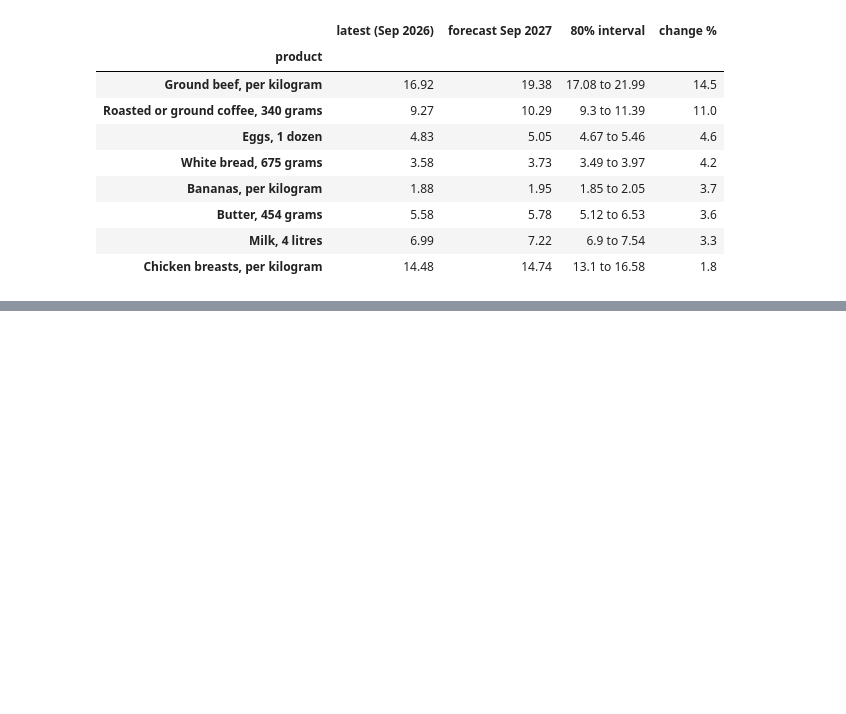
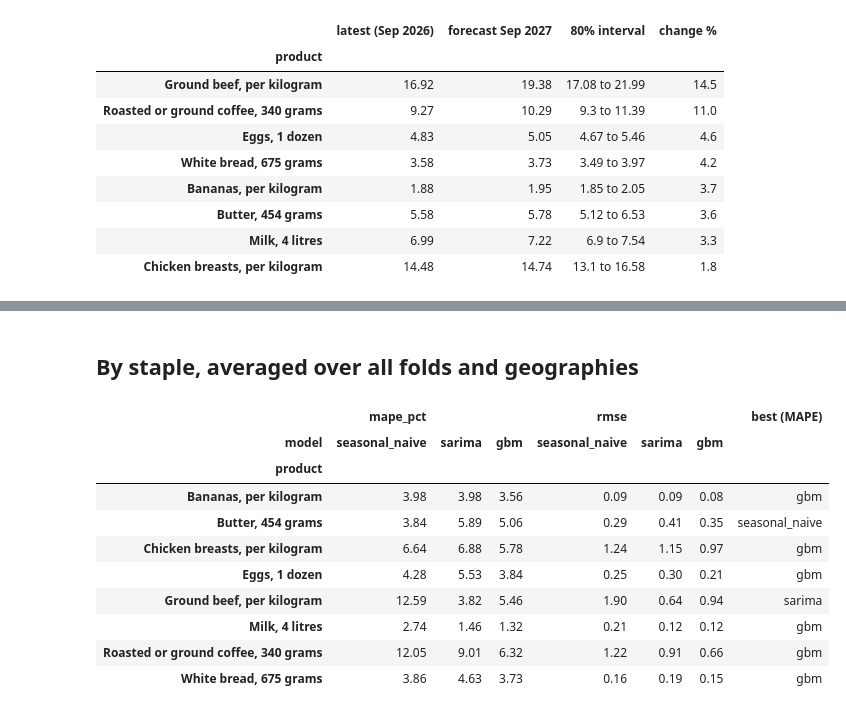
Before and after one commit to therealstephj/Canadian-Grocery-Price-Intelligence, a Jupyter notebook: notebooks/forecasting.ipynb, the cells around one changed output, grey strips where cells are left out. Saved outputs shown, nothing was run; the diff lists cells and outputs as text; code cells hidden in the pictures; blank space fills up the shorter version.

```diff
--- a/notebooks/forecasting.ipynb
+++ b/notebooks/forecasting.ipynb
@@ -171,0 +211,19 @@ A gradient-boosting model with lag features, scored on these same three folds, s
+# %% [markdown]
+## By staple, averaged over all folds and geographies
+# %%
+by_staple = all_metrics.pivot_table(index="product", columns="model", values=["rmse", "mape_pct"])
+by_staple = by_staple.reindex(columns=MODELS, level="model").round(2)
+by_staple[("best (MAPE)", "")] = by_staple["mape_pct"].idxmin(axis=1)
+by_staple
+# %% [output]
+|  | mape_pct |  |  | rmse |  |  | best (MAPE) |
+| model | seasonal_naive | sarima | gbm | seasonal_naive | sarima | gbm |  |
+| product |  |  |  |  |  |  |  |
+| Bananas, per kilogram | 3.98 | 3.98 | 3.56 | 0.09 | 0.09 | 0.08 | gbm |
+| Butter, 454 grams | 3.84 | 5.89 | 5.06 | 0.29 | 0.41 | 0.35 | seasonal_naive |
+| Chicken breasts, per kilogram | 6.64 | 6.88 | 5.78 | 1.24 | 1.15 | 0.97 | gbm |
+| Eggs, 1 dozen | 4.28 | 5.53 | 3.84 | 0.25 | 0.30 | 0.21 | gbm |
+| Ground beef, per kilogram | 12.59 | 3.82 | 5.46 | 1.90 | 0.64 | 0.94 | sarima |
+| Milk, 4 litres | 2.74 | 1.46 | 1.32 | 0.21 | 0.12 | 0.12 | gbm |
+| Roasted or ground coffee, 340 grams | 12.05 | 9.01 | 6.32 | 1.22 | 0.91 | 0.66 | gbm |
+| White bread, 675 grams | 3.86 | 4.63 | 3.73 | 0.16 | 0.19 | 0.15 | gbm |
```
Also changed, not shown: parts of 13 cells of this notebook, 5 other files.
